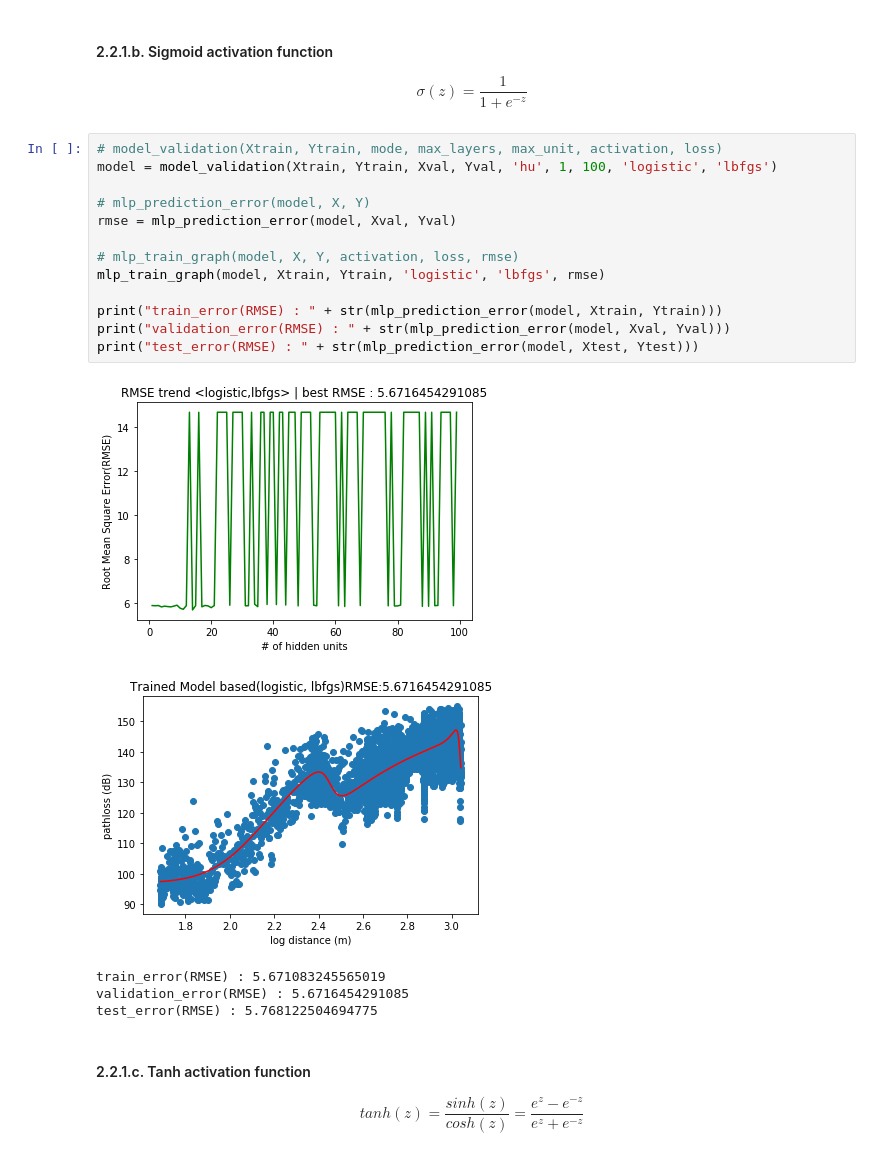
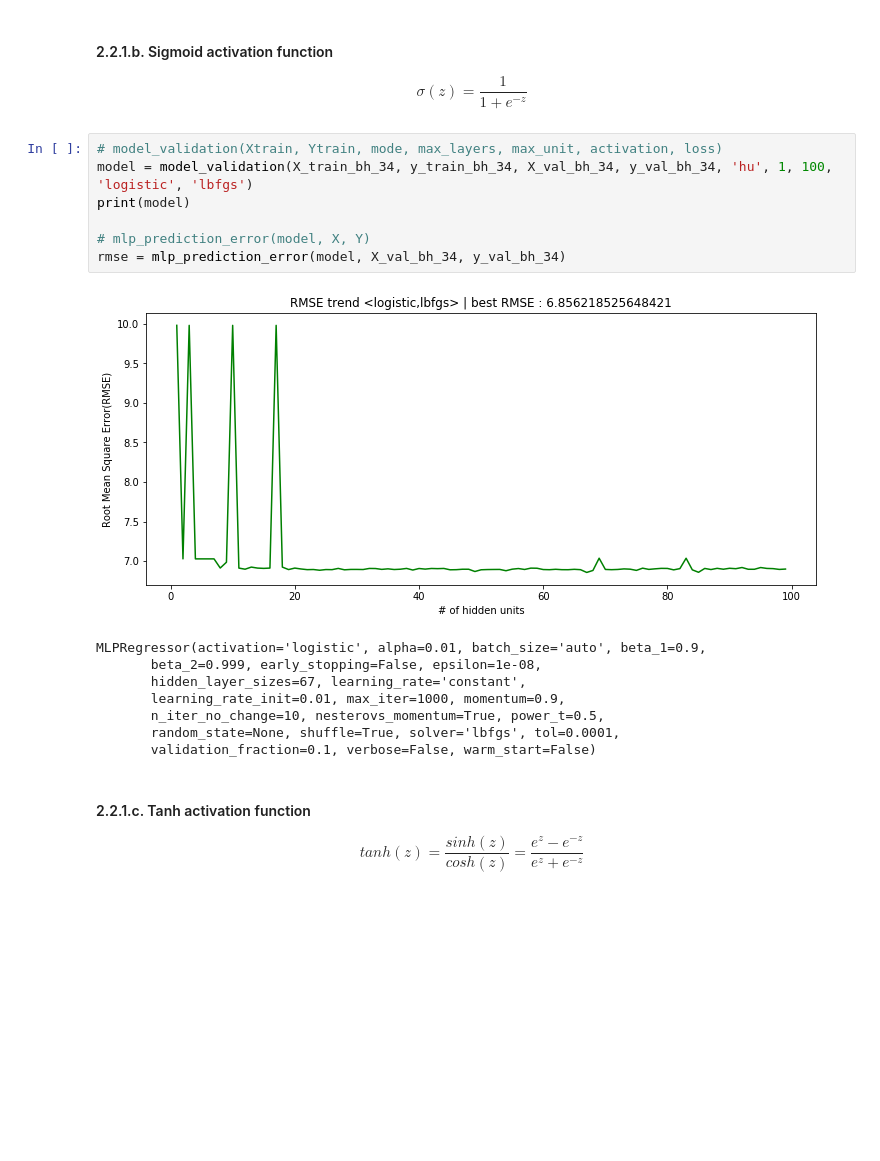
Before and after one commit to chanship72/pathloss, a Jupyter notebook: linreg.ipynb, the cells around one changed output. Drawn from its saved outputs; the diff is of its cells as text; blank space fills up the shorter version.

```diff
--- a/linreg.ipynb
+++ b/linreg.ipynb
@@ -218,23 +446,20 @@ test_error(RMSE) : 5.835474252133063
 $$\sigma(z) = \frac{1}{1+e^{-z}}$$
 # %%
 # model_validation(Xtrain, Ytrain, mode, max_layers, max_unit, activation, loss)
-model = model_validation(Xtrain, Ytrain, Xval, Yval, 'hu', 1, 100, 'logistic', 'lbfgs')
+model = model_validation(X_train_bh_34, y_train_bh_34, X_val_bh_34, y_val_bh_34, 'hu', 1, 100, 'logistic', 'lbfgs')
+print(model)
 
 # mlp_prediction_error(model, X, Y)
-rmse = mlp_prediction_error(model, Xval, Yval)
-
-# mlp_train_graph(model, X, Y, activation, loss, rmse)
-mlp_train_graph(model, Xtrain, Ytrain, 'logistic', 'lbfgs', rmse)
-
-print("train_error(RMSE) : " + str(mlp_prediction_error(model, Xtrain, Ytrain)))
-print("validation_error(RMSE) : " + str(mlp_prediction_error(model, Xval, Yval)))
-print("test_error(RMSE) : " + str(mlp_prediction_error(model, Xtest, Ytest)))
+rmse = mlp_prediction_error(model, X_val_bh_34, y_val_bh_34)
 # %% [output]
-[figure, old version]
+[figure, new version]
-[figure, removed]
-train_error(RMSE) : 5.671083245565019
-validation_error(RMSE) : 5.6716454291085
-test_error(RMSE) : 5.768122504694775
+MLPRegressor(activation='logistic', alpha=0.01, batch_size='auto', beta_1=0.9,
+       beta_2=0.999, early_stopping=False, epsilon=1e-08,
+       hidden_layer_sizes=67, learning_rate='constant',
+       learning_rate_init=0.01, max_iter=1000, momentum=0.9,
+       n_iter_no_change=10, nesterovs_momentum=True, power_t=0.5,
+       random_state=None, shuffle=True, solver='lbfgs', tol=0.0001,
+       validation_fraction=0.1, verbose=False, warm_start=False)
 # %% [markdown]
 #### 2.2.1.c. Tanh activation function
 $$tanh(z) = \frac{sinh(z)}{cosh(z)} = \frac{e^z-e^{-z}}{e^z+e^{-z}}$$
```
Also changed, not shown: parts of 21 cells of this notebook, 5 other files.
